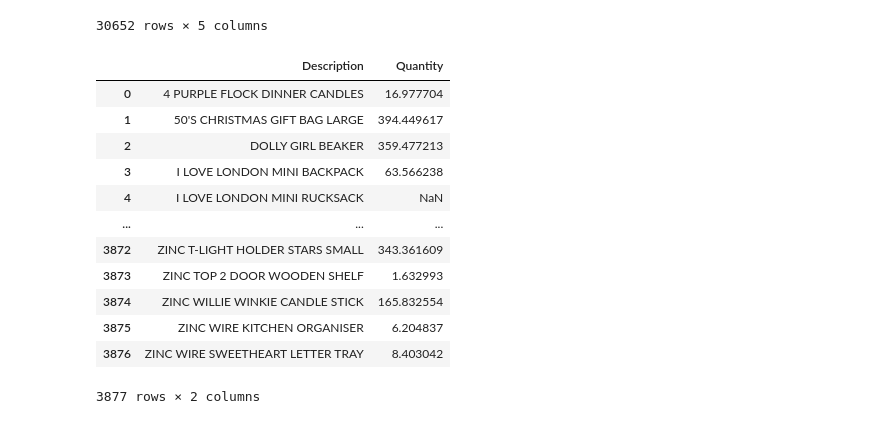
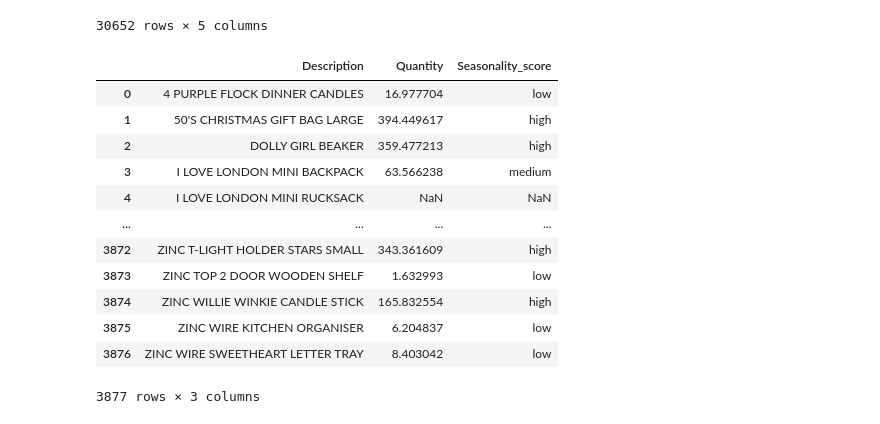
Before and after one commit to natnaelaster/Daily-exercise, a Jupyter notebook: day_3_product_performance & enventory Avalysis/product_performance.ipynb, the cells around one changed output. Cells and saved outputs as stored; diff of their text form; code cells hidden in the pictures.

```diff
--- a/day_3_product_performance & enventory Avalysis/product_performance.ipynb
+++ b/day_3_product_performance & enventory Avalysis/product_performance.ipynb
@@ -281,22 +281,25 @@ monthly_trend
 | 30651 | 2011 | 12 | ZINC WIRE SWEETHEART LETTER TRAY | 13 | 16.25 |
 30652 rows × 5 columns
 # %%
+# Identify seasonal patterns
+
 seasonal_products = monthly_trend.groupby('Description')\
     .agg({
         'Quantity': 'std'
     }).reset_index()
+seasonal_products['Seasonality_score'] = pd.qcut(seasonal_products['Quantity'], 3, labels=['low', 'medium', 'high'])
 seasonal_products
 # %% [output]
-|  | Description | Quantity |
-| 0 | 4 PURPLE FLOCK DINNER CANDLES | 16.977704 |
-| 1 | 50'S CHRISTMAS GIFT BAG LARGE | 394.449617 |
-| 2 | DOLLY GIRL BEAKER | 359.477213 |
-| 3 | I LOVE LONDON MINI BACKPACK | 63.566238 |
-| 4 | I LOVE LONDON MINI RUCKSACK | NaN |
-| ... | ... | ... |
-| 3872 | ZINC T-LIGHT HOLDER STARS SMALL | 343.361609 |
-| 3873 | ZINC TOP 2 DOOR WOODEN SHELF | 1.632993 |
-| 3874 | ZINC WILLIE WINKIE CANDLE STICK | 165.832554 |
-| 3875 | ZINC WIRE KITCHEN ORGANISER | 6.204837 |
-| 3876 | ZINC WIRE SWEETHEART LETTER TRAY | 8.403042 |
+|  | Description | Quantity | Seasonality_score |
+| 0 | 4 PURPLE FLOCK DINNER CANDLES | 16.977704 | low |
+| 1 | 50'S CHRISTMAS GIFT BAG LARGE | 394.449617 | high |
+| 2 | DOLLY GIRL BEAKER | 359.477213 | high |
+| 3 | I LOVE LONDON MINI BACKPACK | 63.566238 | medium |
+| 4 | I LOVE LONDON MINI RUCKSACK | NaN | NaN |
+| ... | ... | ... | ... |
+| 3872 | ZINC T-LIGHT HOLDER STARS SMALL | 343.361609 | high |
+| 3873 | ZINC TOP 2 DOOR WOODEN SHELF | 1.632993 | low |
+| 3874 | ZINC WILLIE WINKIE CANDLE STICK | 165.832554 | high |
+| 3875 | ZINC WIRE KITCHEN ORGANISER | 6.204837 | low |
+| 3876 | ZINC WIRE SWEETHEART LETTER TRAY | 8.403042 | low |
-3877 rows × 2 columns
+3877 rows × 3 columns
```
Also changed, not shown: parts of 1 cell of this notebook.
